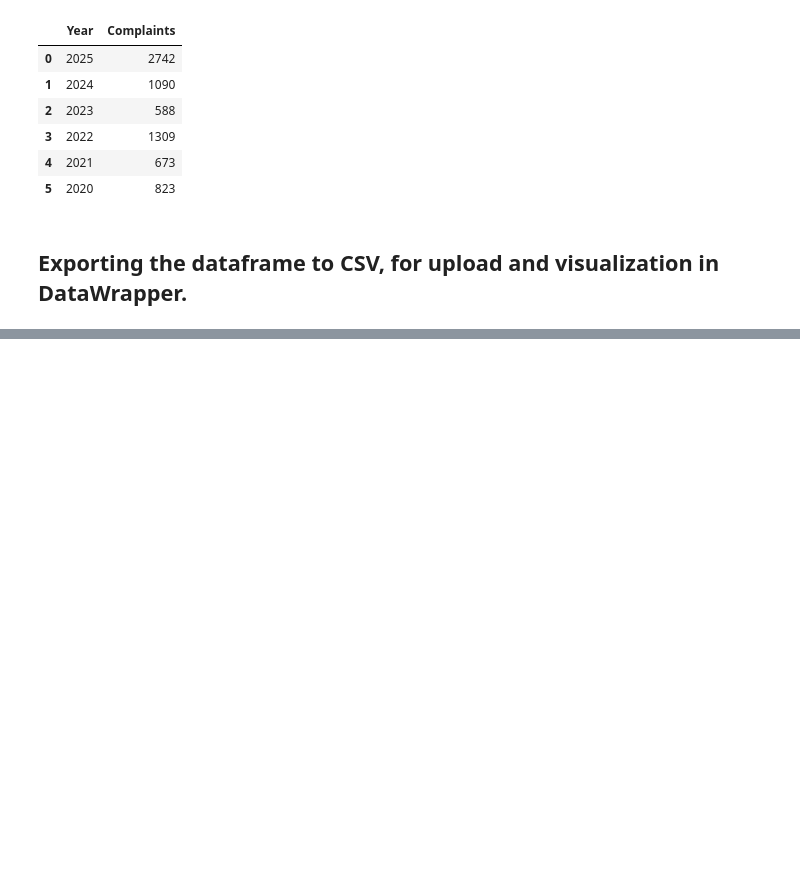
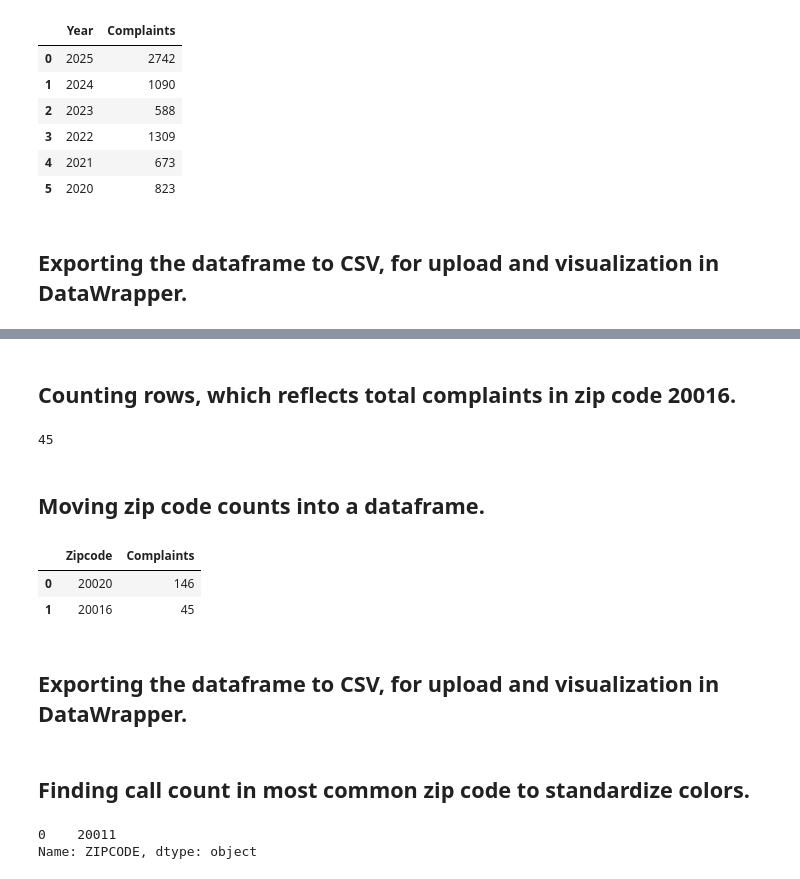
Before and after one commit to jack-walk/IRW-01, a Jupyter notebook: test.ipynb, the cells around one changed output, grey strips where cells are left out. Drawn from its saved outputs; the diff is of its cells as text; code cells hidden in the pictures; blank space fills up the shorter version.

Commit message:
Obtaining data on calls by date and zip code.

```diff
--- a/test.ipynb
+++ b/test.ipynb
@@ -395,0 +457,3 @@ complaints.to_csv('complaints.csv')
+# %%
+snow_high = snow_related[(snow_related['ZIPCODE'] == '20020')]
+print(snow_high)
@@ -395,0 +480,3 @@ complaints.to_csv('complaints.csv')
+# %%
+count_high_snow = (len(snow_high))
+print(count_high_snow)
@@ -395,0 +487,3 @@ complaints.to_csv('complaints.csv')
+# %%
+snow_low = snow_related[(snow_related['ZIPCODE'] == '20016')]
+print(snow_low)
@@ -395,0 +508,19 @@ complaints.to_csv('complaints.csv')
+# %% [markdown]
+## Counting rows, which reflects total complaints in zip code 20016.
+# %%
+count_low_snow = (len(snow_low))
+print(count_low_snow)
+# %% [output]
+45
+# %% [markdown]
+## Moving zip code counts into a dataframe.
+# %%
+zipcodes = {'Zipcode': ['20020', '20016'], 'Complaints': [count_high_snow, count_low_snow]}
+zipcodes_count = pd.DataFrame.from_dict(zipcodes)
+zipcodes_count.head()
+# %% [output]
+|  | Zipcode | Complaints |
+| 0 | 20020 | 146 |
+| 1 | 20016 | 45 |
+# %% [markdown]
+## Exporting the dataframe to CSV, for upload and visualization in DataWrapper.
@@ -395,0 +529,2 @@ complaints.to_csv('complaints.csv')
+# %% [markdown]
+## Finding call count in most common zip code to standardize colors.
@@ -395,0 +533,5 @@ complaints.to_csv('complaints.csv')
+# %%
+print(most_common_zip)
+# %% [output]
+0    20011
+Name: ZIPCODE, dtype: object
```
Also changed, not shown: parts of 39 cells of this notebook, 1 other file.
